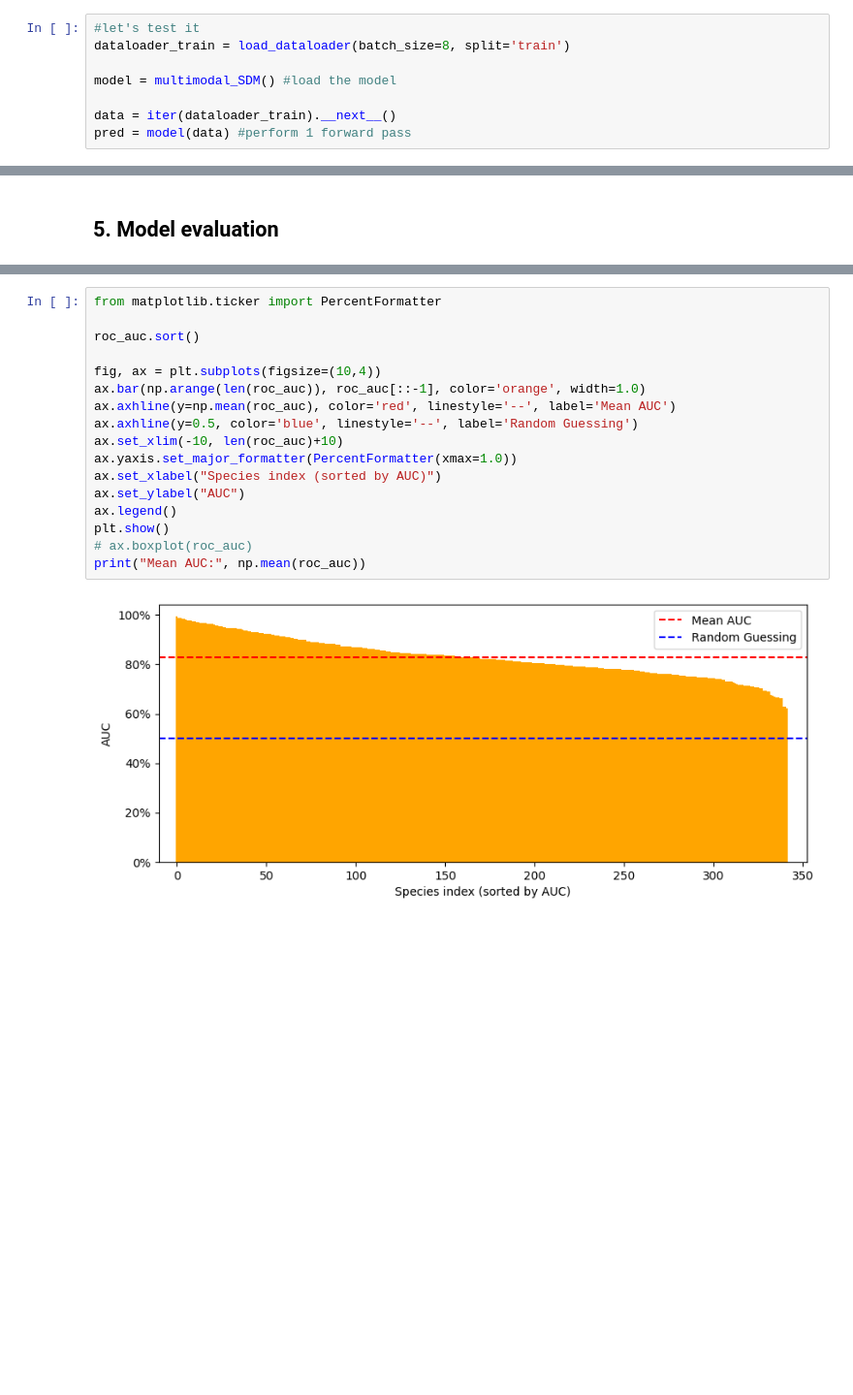
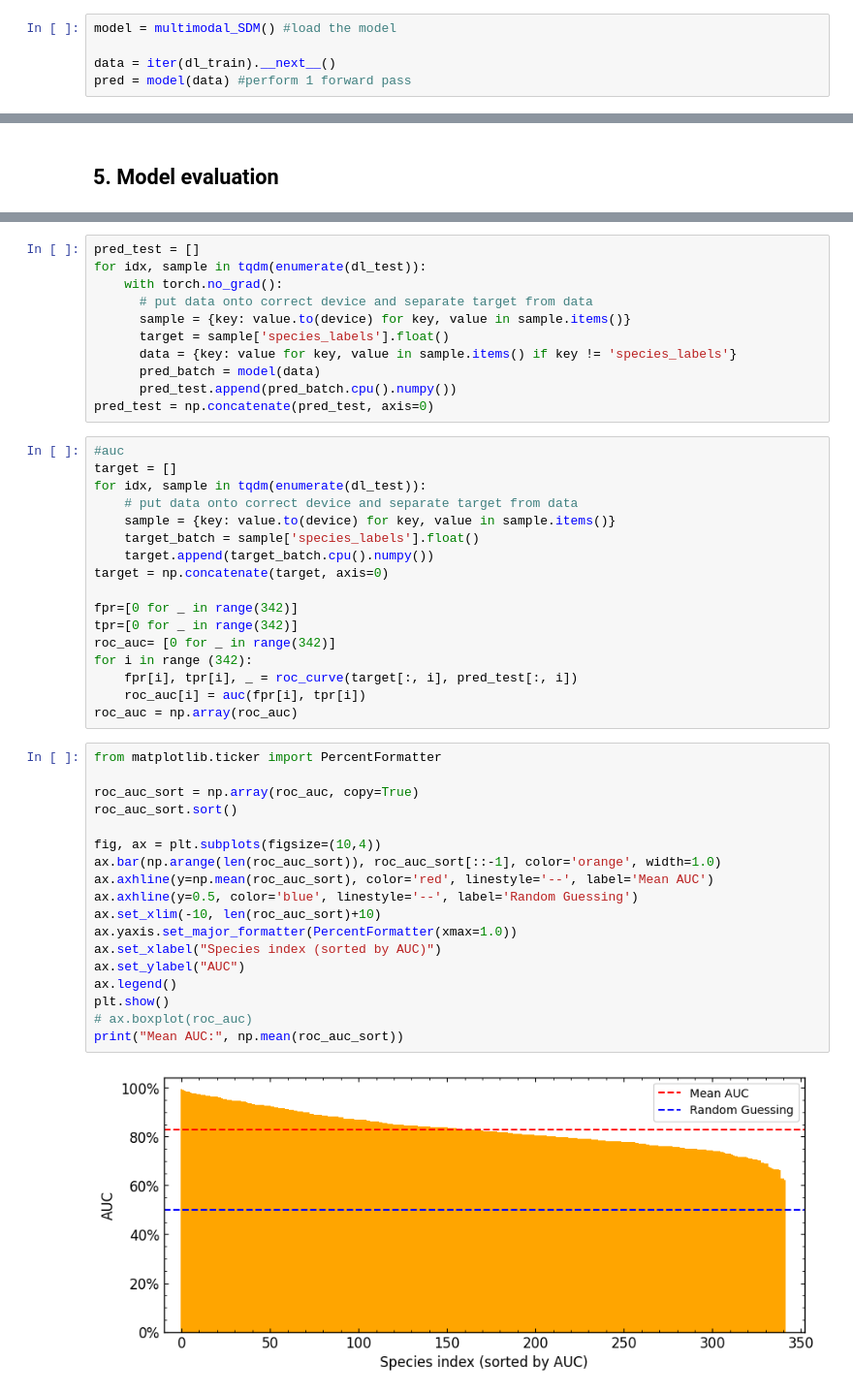
Before and after one commit to AstroAure/IPEO-Species-distribution, a Jupyter notebook: Lord_of_the_Main.ipynb, the cells around one changed output, grey strips where cells are left out. Shown: that part at 97% size. Cells and saved outputs as stored; diff of their text form; blank space fills up the shorter version.

```diff
--- a/Lord_of_the_Main.ipynb
+++ b/Lord_of_the_Main.ipynb
@@ -171,8 +72,5 @@ class multimodal_SDM (nn.Module): #heritates from class nn.Module
 # %%
-#let's test it
-dataloader_train = load_dataloader(batch_size=8, split='train')
-
 model = multimodal_SDM() #load the model
 
-data = iter(dataloader_train).__next__()
+data = iter(dl_train).__next__()
 pred = model(data) #perform 1 forward pass
@@ -395,19 +156,48 @@ for i in range (342):
+# %%
+pred_test = []
+for idx, sample in tqdm(enumerate(dl_test)):
+    with torch.no_grad():
+      # put data onto correct device and separate target from data
+      sample = {key: value.to(device) for key, value in sample.items()}
+      target = sample['species_labels'].float()
+      data = {key: value for key, value in sample.items() if key != 'species_labels'}
+      pred_batch = model(data)
+      pred_test.append(pred_batch.cpu().numpy())
+pred_test = np.concatenate(pred_test, axis=0)
+# %%
+#auc
+target = []
+for idx, sample in tqdm(enumerate(dl_test)):
+    # put data onto correct device and separate target from data
+    sample = {key: value.to(device) for key, value in sample.items()}
+    target_batch = sample['species_labels'].float()
+    target.append(target_batch.cpu().numpy())
+target = np.concatenate(target, axis=0)
+
+fpr=[0 for _ in range(342)]
+tpr=[0 for _ in range(342)]
+roc_auc= [0 for _ in range(342)]
+for i in range (342):
+    fpr[i], tpr[i], _ = roc_curve(target[:, i], pred_test[:, i])
+    roc_auc[i] = auc(fpr[i], tpr[i])
+roc_auc = np.array(roc_auc)
 # %%
 from matplotlib.ticker import PercentFormatter
 
-roc_auc.sort()
+roc_auc_sort = np.array(roc_auc, copy=True)
+roc_auc_sort.sort()
 
 fig, ax = plt.subplots(figsize=(10,4))
-ax.bar(np.arange(len(roc_auc)), roc_auc[::-1], color='orange', width=1.0)
-ax.axhline(y=np.mean(roc_auc), color='red', linestyle='--', label='Mean AUC')
+ax.bar(np.arange(len(roc_auc_sort)), roc_auc_sort[::-1], color='orange', width=1.0)
+ax.axhline(y=np.mean(roc_auc_sort), color='red', linestyle='--', label='Mean AUC')
 ax.axhline(y=0.5, color='blue', linestyle='--', label='Random Guessing')
-ax.set_xlim(-10, len(roc_auc)+10)
+ax.set_xlim(-10, len(roc_auc_sort)+10)
 ax.yaxis.set_major_formatter(PercentFormatter(xmax=1.0))
 ax.set_xlabel("Species index (sorted by AUC)")
 ax.set_ylabel("AUC")
 ax.legend()
 plt.show()
 # ax.boxplot(roc_auc)
-print("Mean AUC:", np.mean(roc_auc))
+print("Mean AUC:", np.mean(roc_auc_sort))
 # %% [output]
-[figure, old version]
+[figure, new version]
```
Also changed, not shown: parts of 22 cells of this notebook, 1 other file.
